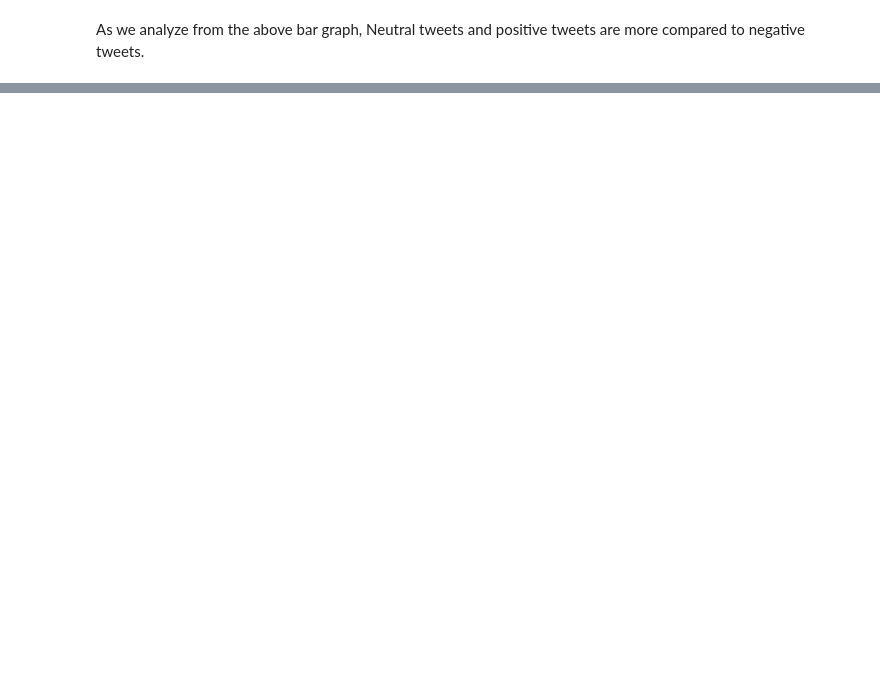
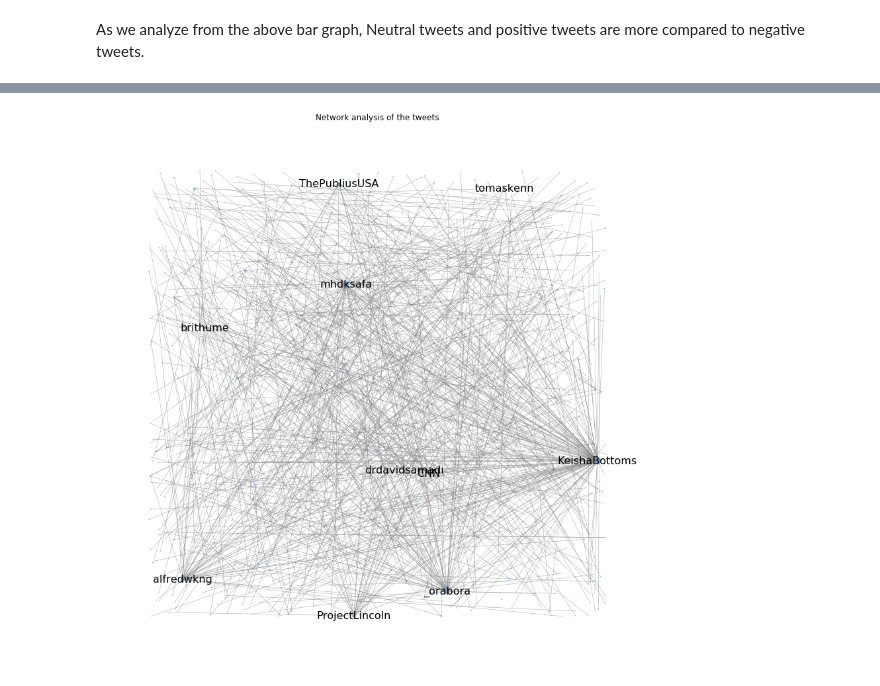
Before and after one commit to PriyaShaji/Data620-1, a Jupyter notebook: Final Project/Test Versions/Final_Project.ipynb, the cells around one changed output, grey strips where cells are left out. Cells and saved outputs as stored; diff of their text form; code cells hidden in the pictures; blank space fills up the shorter version.

Commit message:
merged sentiment and network analysis

```diff
--- a/Final Project/Test Versions/Final_Project.ipynb
+++ b/Final Project/Test Versions/Final_Project.ipynb
@@ -362,0 +391,5 @@ As we analyze from the above bar graph, Neutral tweets and positive tweets are m
+# %%
+# Adding parameters
+search_words = '#COVID OR #Corona OR #COVID-19'
+#search_words = '#COVID'
+date_since = "2019-12-01"
@@ -362,0 +445,6 @@ As we analyze from the above bar graph, Neutral tweets and positive tweets are m
+# %%
+# Importing data into network using from_pandas_edgelist
+G_rt = nx.from_pandas_edgelist(tweets_df,
+                              source= 'user',
+                              target='replies',
+                              create_using= nx.DiGraph())
@@ -362,0 +458,14 @@ As we analyze from the above bar graph, Neutral tweets and positive tweets are m
+# %%
+# Creating list of top influential nodes
+cal = pd.DataFrame()
+cal['n'] = nx.degree_centrality(G_rt).values()
+cal.index = list(G_rt)
+cal = cal.sort_values('n', ascending=False)
+cal = cal.head(10)
+print(cal)
+
+# Dictionary of top 10 nodes
+labels= {}
+for node in G_rt.nodes():
+    if node in cal.index:
+        labels[node] = node
@@ -362,0 +484,21 @@ As we analyze from the above bar graph, Neutral tweets and positive tweets are m
+# %%
+pos = nx.random_layout(G_rt)
+
+# Create size list
+sizes = [x[1] for x in G_rt.degree()]
+
+# Draw metwork
+plt.figure(figsize=(15,15))
+nx.draw_networkx(G_rt, pos,
+                 with_labels=False,
+                 node_size= sizes,
+                 width=0.5,
+                 alpha=0.7,
+                 arrowsize=1,
+                 linewidths=0.1,
+                 edge_color='Gray', seed=2)
+nx.draw_networkx_labels(G_rt, pos, labels, font_size=16, font_color='black')
+plt.title('Network analysis of the tweets')
+plt.axis('off');plt.show()
+# %% [output]
+[figure, added]
```
Also changed, not shown: parts of 35 cells of this notebook.
